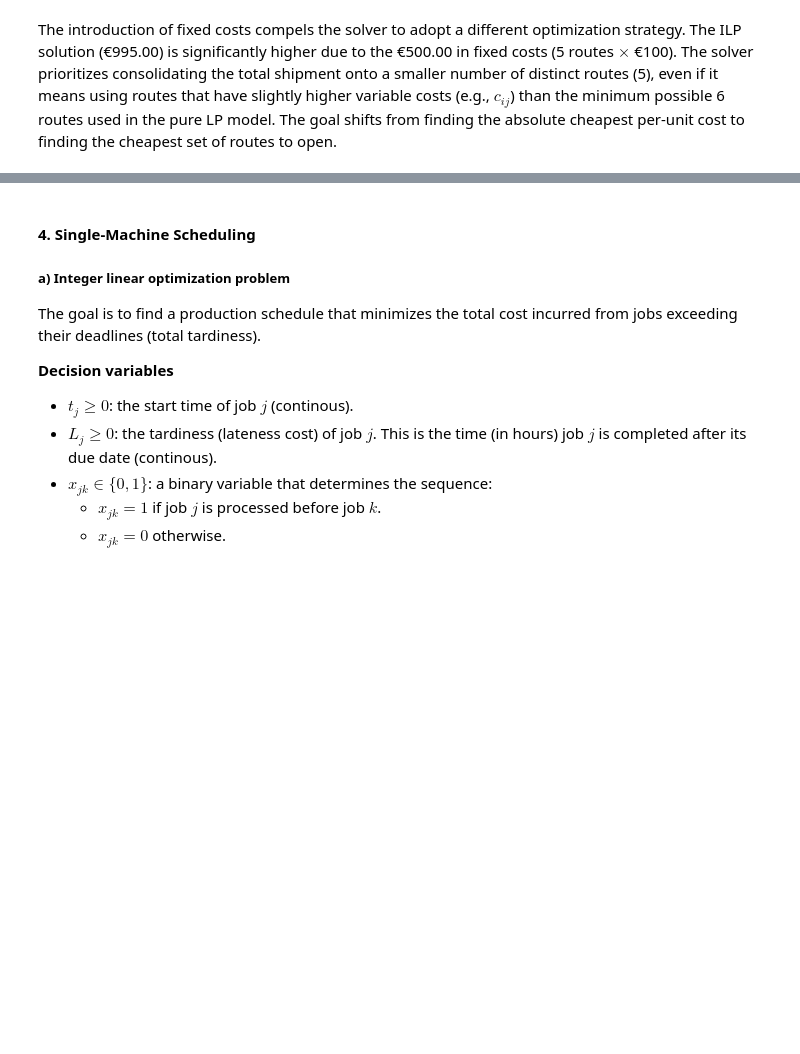
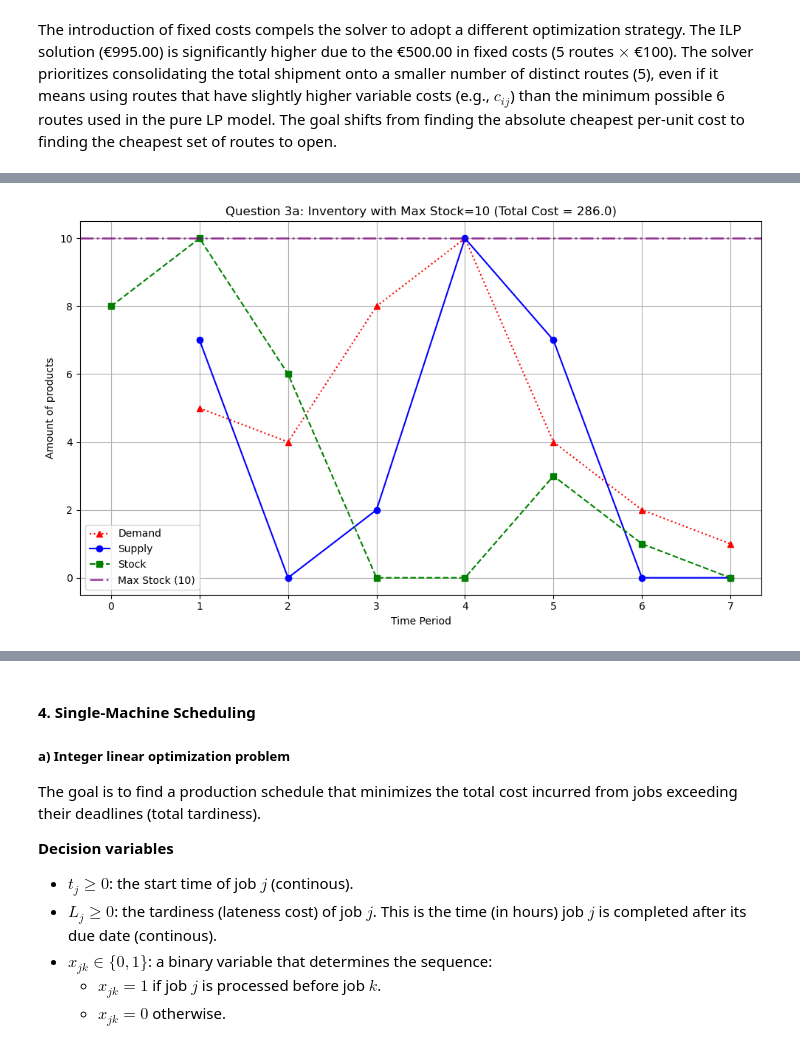
Before and after one commit to Loisjonathas/Computer-assignment-1-Integer-Linear-Programming, a Jupyter notebook: assignment 1.ipynb, the cells around one changed output, grey strips where cells are left out. Drawn from its saved outputs; the diff is of its cells as text; code cells hidden in the pictures; blank space fills up the shorter version.

```diff
--- a/assignment 1.ipynb
+++ b/assignment 1.ipynb
@@ -256,0 +681,93 @@ The introduction of fixed costs compels the solver to adopt a different optimiza
+# %%
+# problem data - starting with 8 units in stock already
+initial_stock = 8  # s_0
+demands = [None, 5, 4, 8, 10, 4, 2, 1]  # demands[t] = d_t for each period
+holding_costs = [None, 1, 1, 1, 1, 1, 1, 1]  # holding_costs[t] = h_t (cost per unit held)
+order_costs = [None, 10, 13, 13, 10, 10, 13, 13]  # order_costs[t] = c_t (cost per unit ordered)
+max_periods = len(demands) - 1  # total number of periods (T)
+
+# setting up the optimization model
+# ==================================
+
+# creating the problem - we want to minimize total costs
+ILO_problem_3a = pulp.LpProblem("Inventory_3a_MaxStock", pulp.LpMinimize)
+
+# variables we need to decide: how much to order and how much stock we'll have
+supply_3a = [None] + [pulp.LpVariable(f'x_{t}', cat='Integer', lowBound=0)
+                   for t in range(1, max_periods + 1)]
+stock_3a = [initial_stock] + [pulp.LpVariable(f's_{t}', cat='Integer', lowBound=0)
+                           for t in range(1, max_periods + 1)]
+
+# our goal: minimize ordering costs + holding costs
+ILO_problem_3a += (pulp.lpDot(order_costs[1:], supply_3a[1:]) +
+                pulp.lpDot(holding_costs[1:], stock_3a[1:])), "total_costs"
+
+# adding constraints for each time period
+for t in range(1, max_periods + 1):
+    # this ensures inventory balance: stock now = stock before - demand + new supply
+    ILO_problem_3a += stock_3a[t] == stock_3a[t - 1] - demands[t] + supply_3a[t]
+
+    # for part 3a: warehouse can't hold more than 10 units
+    ILO_problem_3a += stock_3a[t] <= 10
+
+# solving the optimization problem
+# =================================
+
+# running the solver to find optimal solution
+print('\n' + '='*70)
+print('QUESTION 3a: Inventory Problem with Maximum Stock Constraint')
+print('='*70)
+print('Maximum stock level: 10 units')
+print('\nSolving...\n')
+
+ILO_problem_3a.solve(pulp.PULP_CBC_CMD(msg=False))
+print("Status:", pulp.LpStatus[ILO_problem_3a.status])
+
+# displaying the results in a nice table format
+print("\nOptimal solution:")
+print("Period | Supply | Stock | Demand")
+print("-------|--------|-------|-------")
+for t in range(1, max_periods + 1):
+    print(f"   {t}   |   {int(supply_3a[t].value())}    |   {int(stock_3a[t].value())}   |   {demands[t]}")
+
+# calculating total cost
+total_costs_3a = ILO_problem_3a.objective.value()
+print(f"\nTotal costs = {total_costs_3a}")
+
+# let's double-check that we never exceeded the max stock limit
+print("\nVerification: Stock levels never exceed 10?")
+max_stock_reached = max([stock_3a[t].value() for t in range(1, max_periods + 1)])
+print(f"Maximum stock reached: {int(max_stock_reached)}")
+print(f"Constraint satisfied: {'YES' if max_stock_reached <= 10 else 'NO'}")
+
+# extracting values for plotting
+supply_values_3a = [None] + [el.value() for el in supply_3a[1:]]
+stock_values_3a = [stock_3a[0]] + [el.value() for el in stock_3a[1:]]
+
+# creating visualization
+# ======================
+
+plt.figure(figsize=(10, 6))
+
+# plotting demand, supply, and stock levels over time
+time_stamps = list(range(max_periods + 1))
+plt.plot(time_stamps, demands, label='Demand', marker='^', linestyle=':',
+         color='red')
+plt.plot(time_stamps, supply_values_3a, label='Supply', marker='o',
+         linestyle='-', color='blue')
+plt.plot(time_stamps, stock_values_3a, label='Stock', marker='s',
+         linestyle='--', color='green')
+
+# showing the max stock constraint line
+plt.axhline(y=10, color='purple', linestyle='-.', linewidth=2,
+            label='Max Stock (10)', alpha=0.7)
+
+plt.xlabel('Time Period')
+plt.ylabel('Amount of products')
+plt.title(f'Question 3a: Inventory with Max Stock=10 (Total Cost = {total_costs_3a})')
+plt.legend()
+plt.xticks(time_stamps)
+plt.grid(True)
+plt.tight_layout()
+plt.show()
+# %% [output]
@@ -256,0 +791 @@ The introduction of fixed costs compels the solver to adopt a different optimiza
+[figure, added]
```
Also changed, not shown: parts of 28 cells of this notebook.
